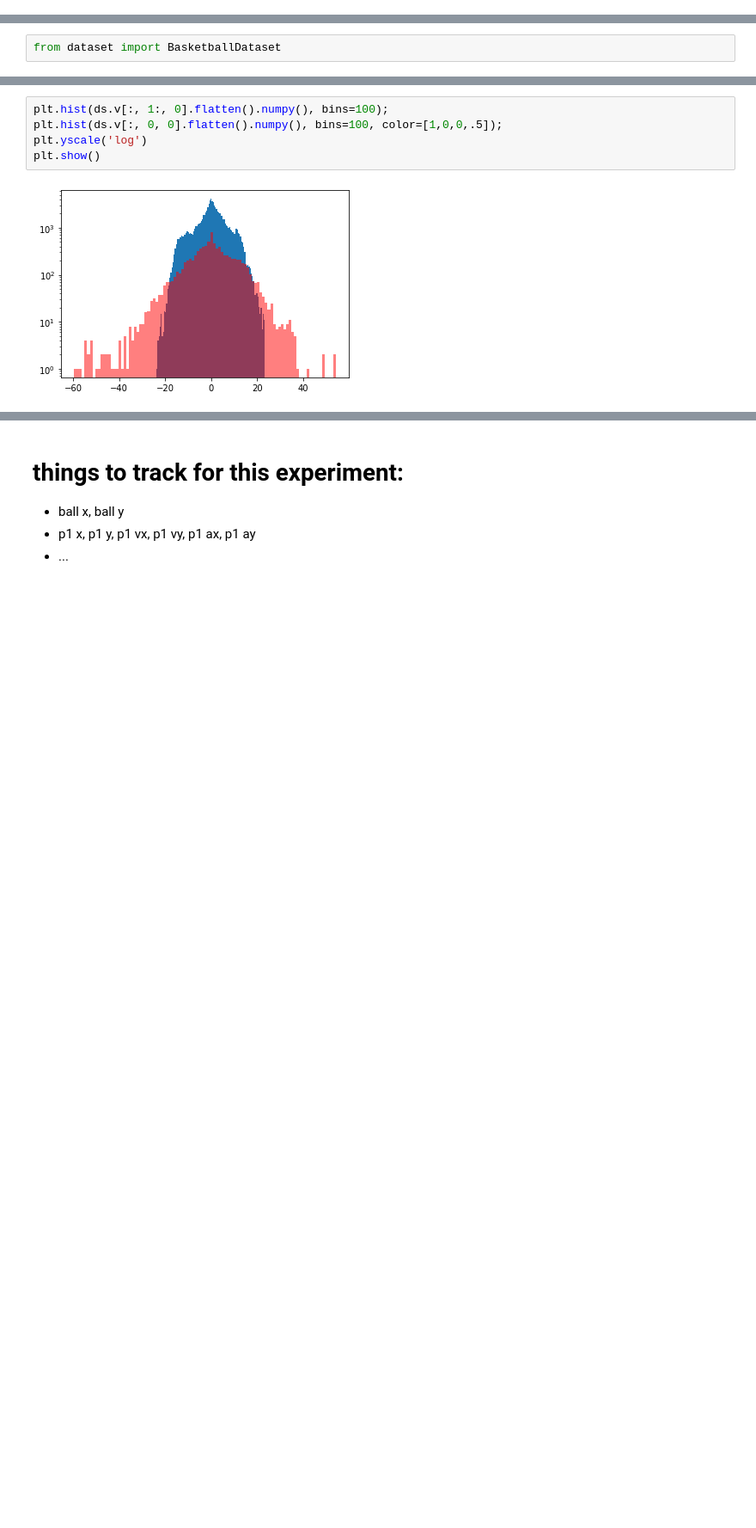
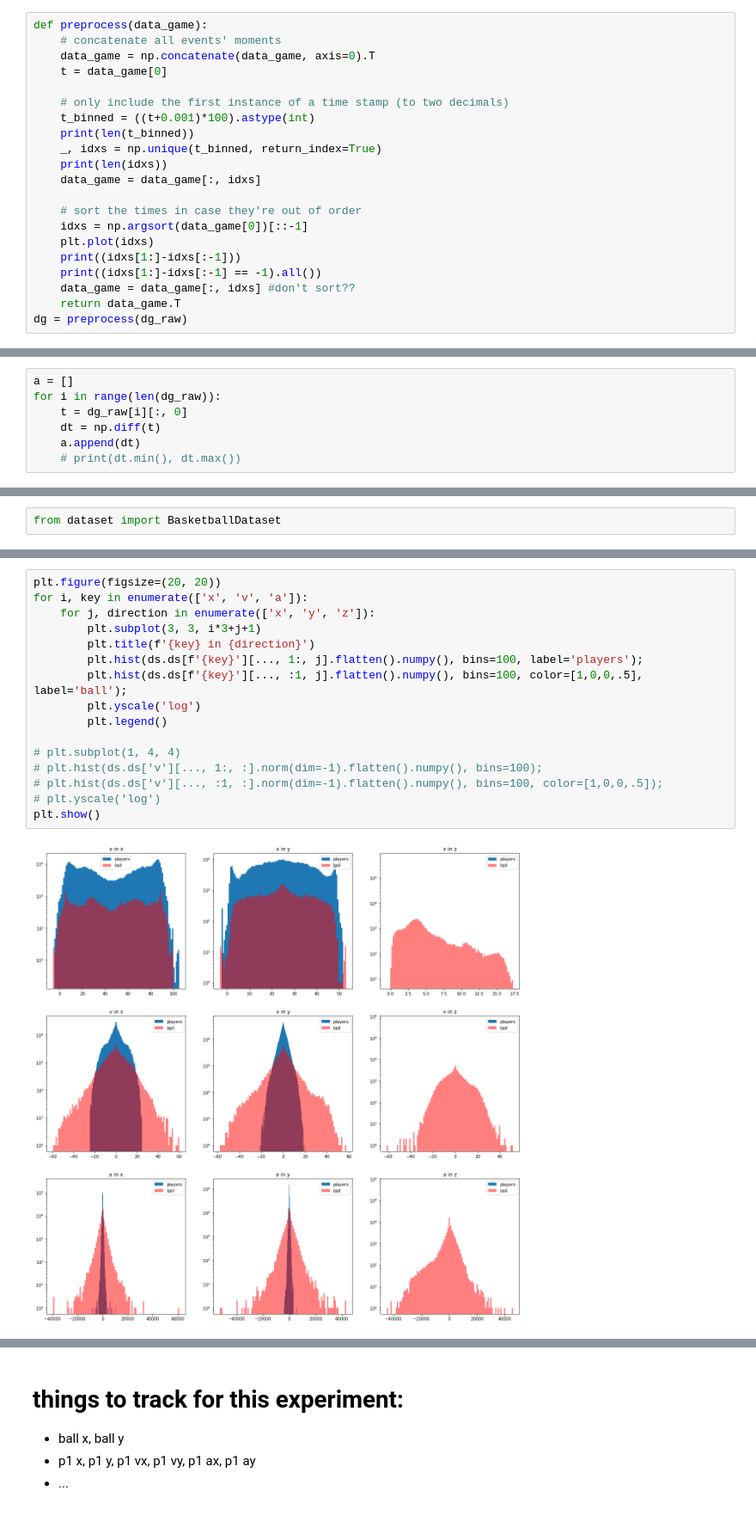
Before and after one commit to akarshkumar0101/basketball-rl, a Jupyter notebook: NBA-Player-Movements-master/testing.ipynb, the cells around one changed output, grey strips where cells are left out. Shown: that part at 86% size. Drawn from its saved outputs; the diff is of its cells as text; blank space fills up the shorter version.

```diff
--- a/NBA-Player-Movements-master/testing.ipynb
+++ b/NBA-Player-Movements-master/testing.ipynb
@@ -60,3 +60,24 @@ import preprocess
 dg_raw = preprocess.load_data_game(game, tqdm=tqdm)
 dg = preprocess.preprocess(dg_raw)
 # list(zip([e.shape for e in dg_raw], [e[:, 2].sum() for e in dg_raw]))
+# %%
+def preprocess(data_game):
+    # concatenate all events' moments
+    data_game = np.concatenate(data_game, axis=0).T
+    t = data_game[0]
+
+    # only include the first instance of a time stamp (to two decimals)
+    t_binned = ((t+0.001)*100).astype(int)
+    print(len(t_binned))
+    _, idxs = np.unique(t_binned, return_index=True)
+    print(len(idxs))
+    data_game = data_game[:, idxs]
+
+    # sort the times in case they're out of order
+    idxs = np.argsort(data_game[0])[::-1]
+    plt.plot(idxs)
+    print((idxs[1:]-idxs[:-1]))
+    print((idxs[1:]-idxs[:-1] == -1).all())
+    data_game = data_game[:, idxs] #don't sort??
+    return data_game.T
+dg = preprocess(dg_raw)
@@ -62,0 +90,7 @@ dg = preprocess.preprocess(dg_raw)
+# %%
+a = []
+for i in range(len(dg_raw)):
+    t = dg_raw[i][:, 0]
+    dt = np.diff(t)
+    a.append(dt)
+    # print(dt.min(), dt.max())
@@ -306,8 +217,19 @@ for batch_idx in torch.randperm(len(ds.x)).split(32):
 # %%
-plt.hist(ds.v[:, 1:, 0].flatten().numpy(), bins=100);
-plt.hist(ds.v[:, 0, 0].flatten().numpy(), bins=100, color=[1,0,0,.5]);
-plt.yscale('log')
+plt.figure(figsize=(20, 20))
+for i, key in enumerate(['x', 'v', 'a']):
+    for j, direction in enumerate(['x', 'y', 'z']):
+        plt.subplot(3, 3, i*3+j+1)
+        plt.title(f'{key} in {direction}')
+        plt.hist(ds.ds[f'{key}'][..., 1:, j].flatten().numpy(), bins=100, label='players');
+        plt.hist(ds.ds[f'{key}'][..., :1, j].flatten().numpy(), bins=100, color=[1,0,0,.5], label='ball');
+        plt.yscale('log')
+        plt.legend()
+
+# plt.subplot(1, 4, 4)
+# plt.hist(ds.ds['v'][..., 1:, :].norm(dim=-1).flatten().numpy(), bins=100);
+# plt.hist(ds.ds['v'][..., :1, :].norm(dim=-1).flatten().numpy(), bins=100, color=[1,0,0,.5]);
+# plt.yscale('log')
 plt.show()
 # %% [output]
-[figure, old version]
+[figure, new version]
 # %%
```
Also changed, not shown: parts of 55 cells of this notebook, 4 other files.
